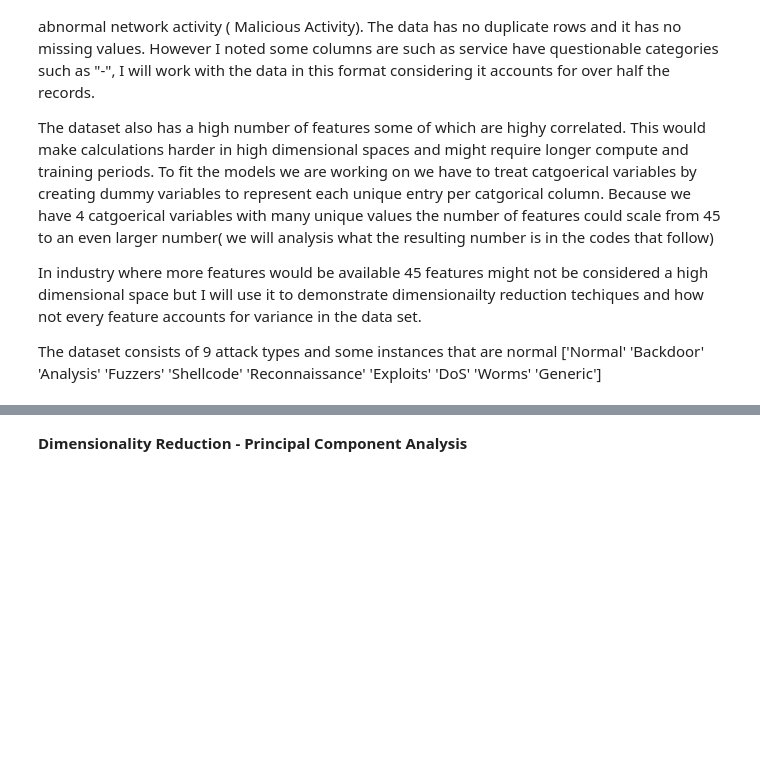
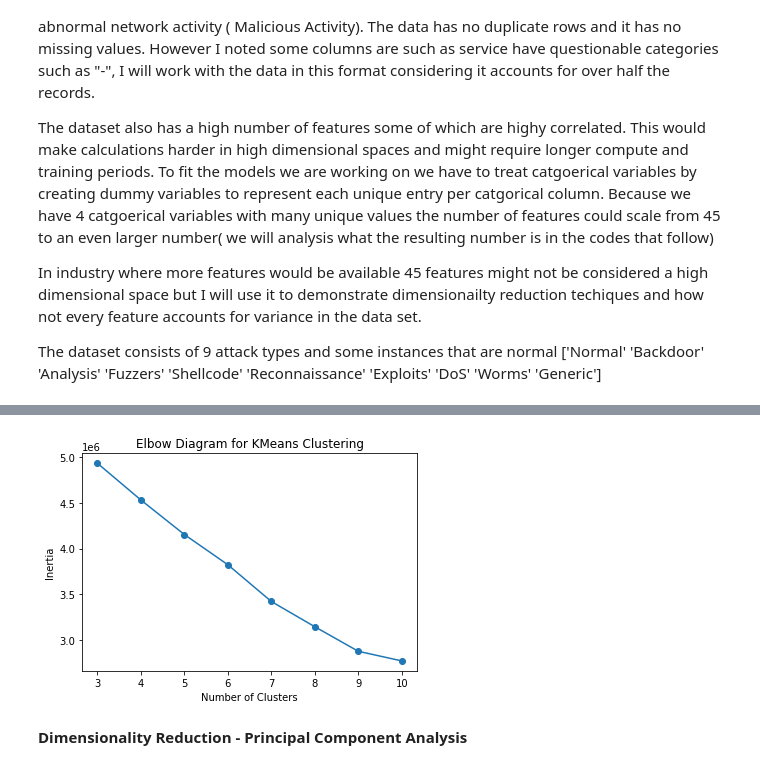
Before and after one commit to kangwaa/Anomaly-Detection, a Jupyter notebook: Code/Anomaly Detection - Network Access.ipynb, the cells around one changed output, grey strips where cells are left out. Drawn from its saved outputs; the diff is of its cells as text; code cells hidden in the pictures; blank space fills up the shorter version.

Commit message:
Kmeans , SVD , PCA Applied
In the code below I clustered the dataset using Kmeans and improved performance using SVD and PCA

```diff
--- a/Code/Anomaly Detection - Network Access.ipynb
+++ b/Code/Anomaly Detection - Network Access.ipynb
@@ -415,0 +415,3 @@ network_data = network_data.drop('id', axis=1)
+# %%
+y = network_data.label
+X = network_data.drop(columns=['label','attack_cat'], axis=1)
@@ -415,0 +437,11 @@ network_data = network_data.drop('id', axis=1)
+# %%
+from sklearn.cluster import KMeans
+
+# Create k-means pipeline with specified initialization method and random seed
+kmeans_pipeline = make_pipeline(
+    preprocessor,
+    KMeans(n_clusters=10, init='k-means++', random_state=420)  # Set initialization method and random seed
+)
+
+# Fit the k-means model to the data and predict clusters
+cluster_labels = kmeans_pipeline.fit_predict(X)
@@ -415,0 +505,31 @@ network_data = network_data.drop('id', axis=1)
+# %%
+import numpy as np
+import matplotlib.pyplot as plt
+
+# Define a range of cluster sizes to test
+cluster_sizes = range(3, 11)  # Test cluster sizes from 1 to 10
+
+# Initialize an empty list to store inertia values
+inertia_values = []
+
+# Loop through different cluster sizes
+for n_clusters in cluster_sizes:
+    # Update the number of clusters in the KMeans model
+    kmeans_pipeline.named_steps['kmeans'].set_params(n_clusters=n_clusters)
+
+    # Fit the pipeline to the data and calculate inertia
+    kmeans_pipeline.fit(X)
+    inertia = kmeans_pipeline.named_steps['kmeans'].inertia_
+
+    # Append the inertia value to the list
+    inertia_values.append(inertia)
+
+# Plot the elbow diagram
+plt.plot(cluster_sizes, inertia_values, marker='o')
+plt.xlabel('Number of Clusters')
+plt.ylabel('Inertia')
+plt.title('Elbow Diagram for KMeans Clustering')
+plt.xticks(cluster_sizes)
+plt.show()
+# %% [output]
+[figure, added]
```
Also changed, not shown: parts of 47 cells of this notebook, 1 other file.
